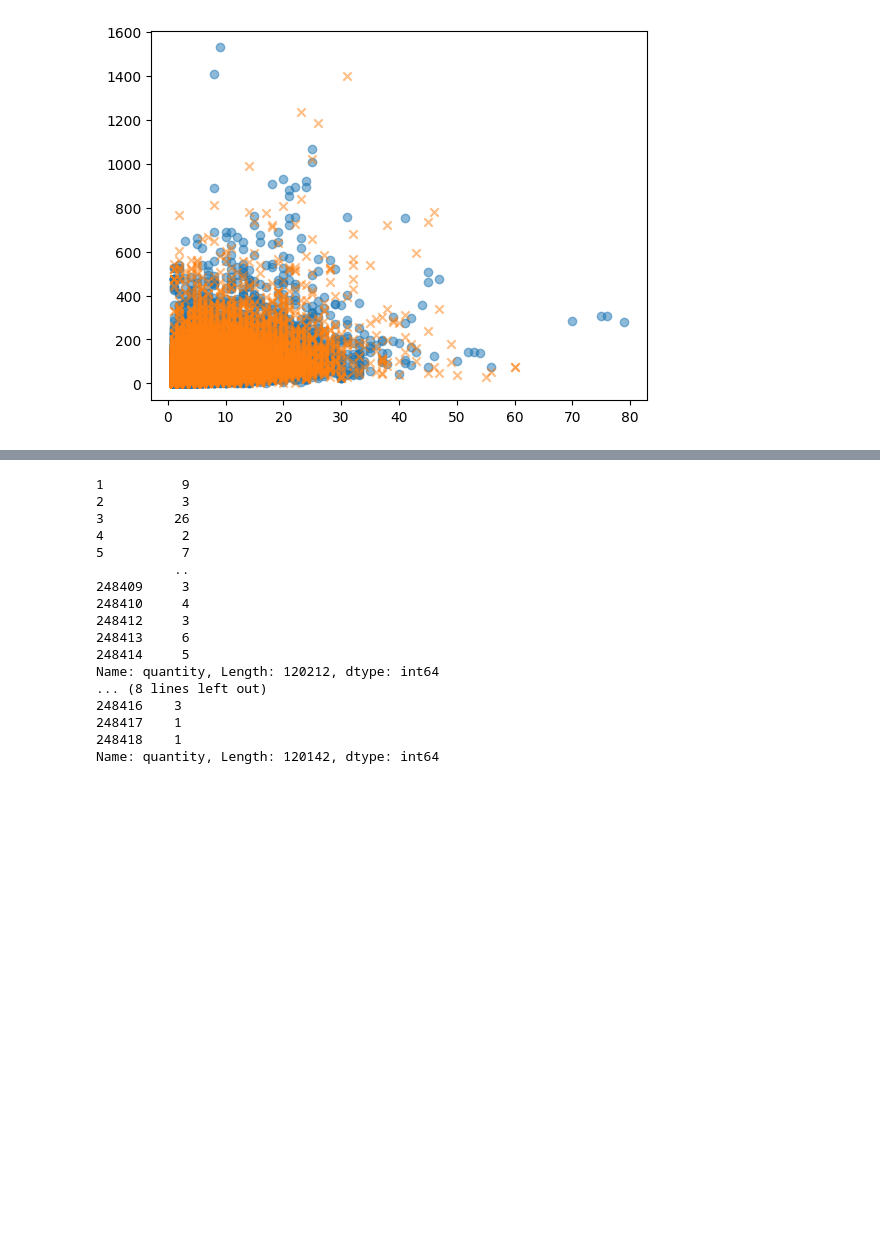
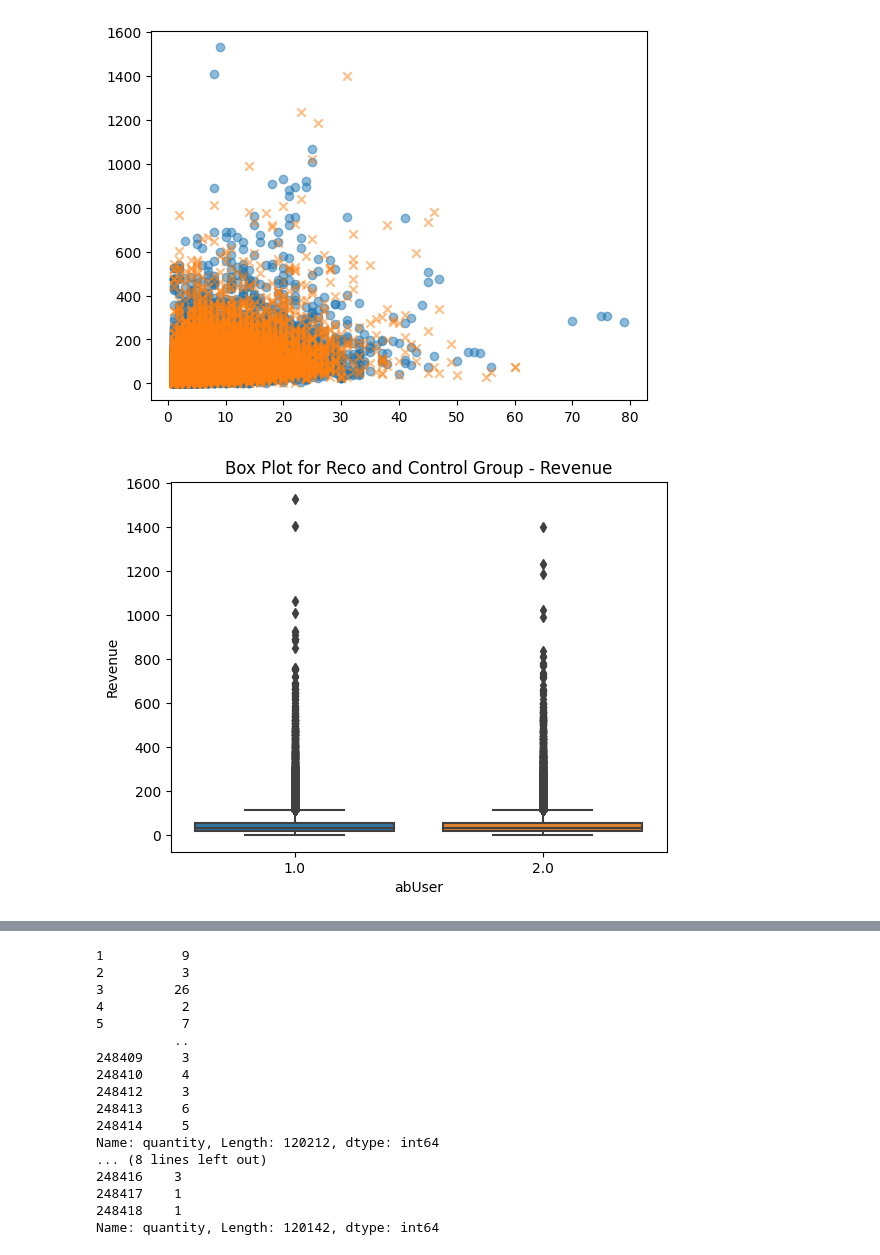
Before and after one commit to KlaraMartinaskova/notino, a Jupyter notebook: development_file.ipynb, the cells around one changed output, grey strips where cells are left out. Cells and saved outputs as stored; diff of their text form; code cells hidden in the pictures; blank space fills up the shorter version.

Commit message:
added boxplot

```diff
--- a/development_file.ipynb
+++ b/development_file.ipynb
@@ -449,3 +449,10 @@ plt.scatter(df_join_without_outliers['quantity'][df_join_without_outliers['abUse
 # %% [output]
 <matplotlib.collections.PathCollection at 0x...>
 [figure]
+# %%
+sns.boxplot(data=df_join_without_outliers, x='abUser', y='revenue')
+plt.ylabel("Revenue")
+plt.title("Box Plot for Reco and Control Group - Revenue")
+plt.show()
+# %% [output]
+[figure, added]
```
Also changed, not shown: parts of 6 cells of this notebook, 1 other file.
